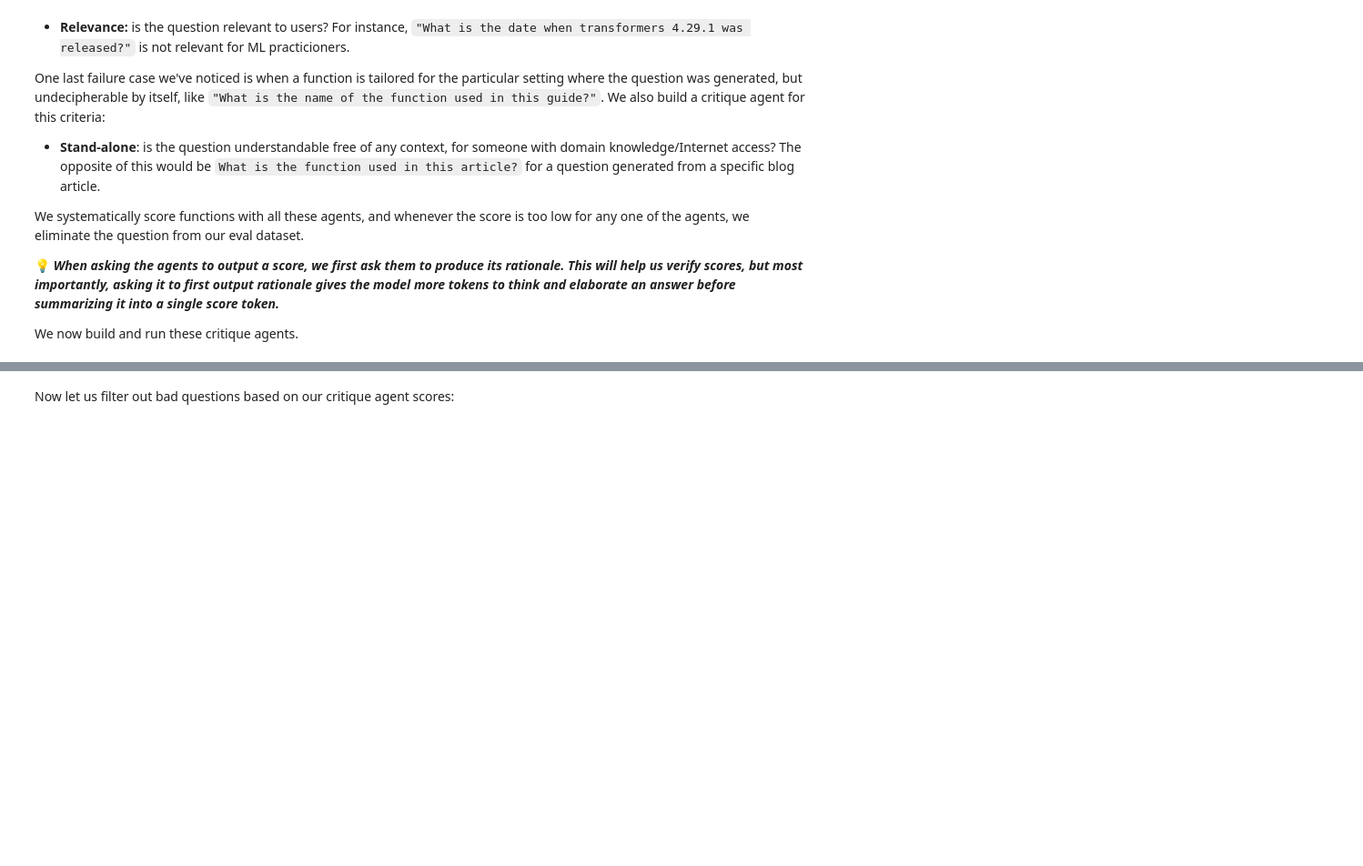
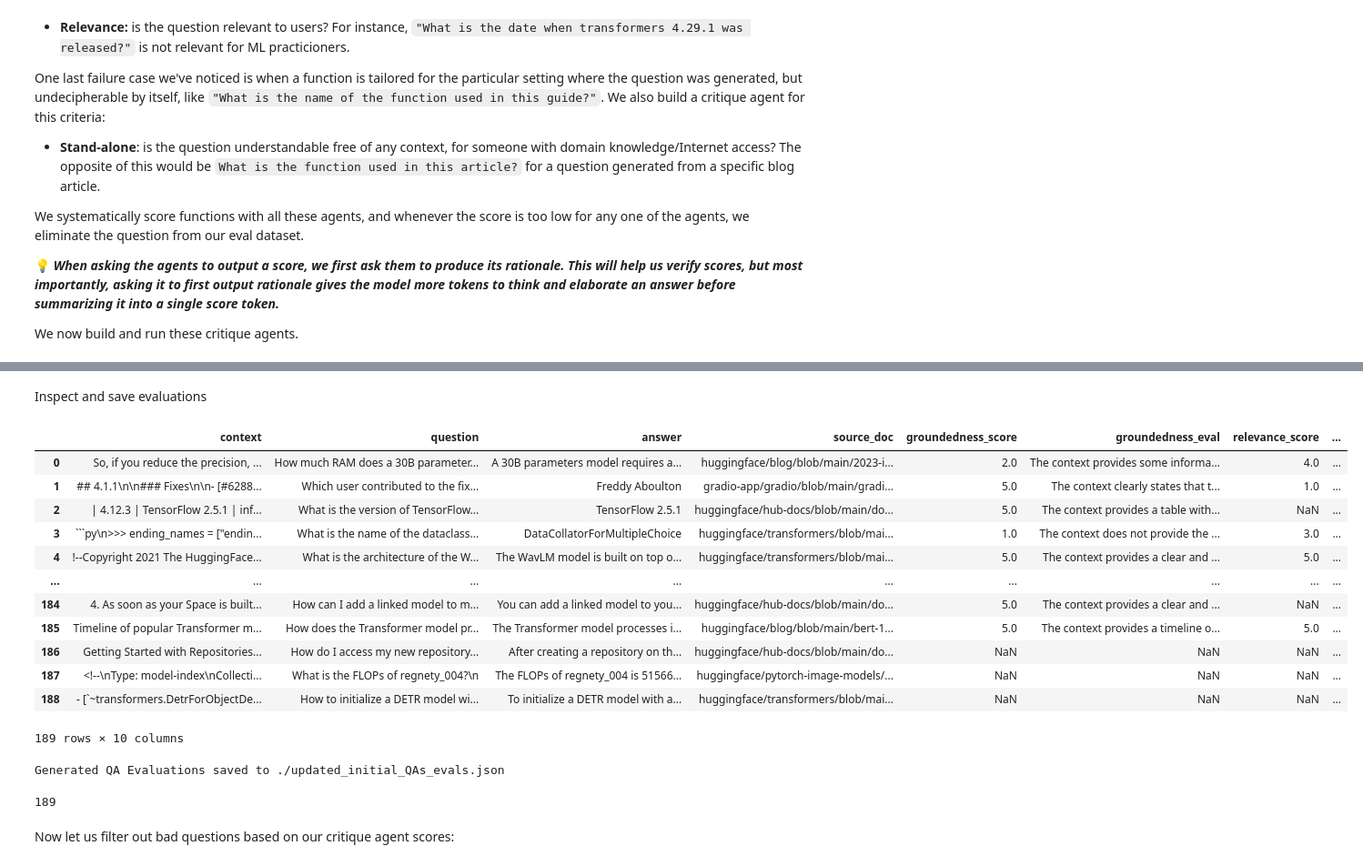
Before and after one commit to AwkwaBear/RAG-model-ee693b, a Jupyter notebook: claudeRAG_evaluation.ipynb, the cells around one changed output, grey strips where cells are left out. Shown: that part at 91% size. Drawn from its saved outputs; the diff is of its cells as text; code cells hidden in the pictures; blank space fills up the shorter version.

Commit message:
189 QA database generated

````diff
--- a/claudeRAG_evaluation.ipynb
+++ b/claudeRAG_evaluation.ipynb
@@ -146,7 +220,7 @@ But for your specific knowledge base, given that you want to get at least ~100 t
 # %%
 import random
 
-N_GENERATIONS = 10  # We intentionally generate only 10 QA couples here for cost and time considerations
+N_GENERATIONS = 250 # We intentionally generate only 10 QA couples here for cost and time considerations
 
 print(f"Generating {N_GENERATIONS} QA couples...")
 
@@ -172,0 +251,7 @@ for sampled_context in tqdm(random.sample(docs_processed, N_GENERATIONS)):
+# %%
+# Save outputs to a JSON file
+output_file_path = './initial_generated_qa_couples.json'
+with open(output_file_path, 'w', encoding='utf-8') as json_file:
+    json.dump(outputs, json_file, ensure_ascii=False, indent=4)
+
+print(f"Generated QA couples saved to {output_file_path}")
@@ -172,0 +262,16 @@ for sampled_context in tqdm(random.sample(docs_processed, N_GENERATIONS)):
+# %%
+import json
+import pandas as pd
+
+# Define the path to the JSON file
+input_file_path = './initial_generated_qa_couples.json'
+
+# Load the outputs from the JSON file
+with open(input_file_path, 'r', encoding='utf-8') as json_file:
+    outputs = json.load(json_file)
+
+# Convert the loaded data into a pandas DataFrame
+qa_df = pd.DataFrame(outputs)
+
+# Display the first entry of the DataFrame to check if it loaded correctly
+display(qa_df.head(1))
@@ -285,3 +403,34 @@ for output in tqdm(outputs):
+# %% [markdown]
+Inspect and save evaluations
+# %%
+display(pd.DataFrame(outputs).head(len(outputs)))
+# %% [output]
+|  | context | question | answer | source_doc | groundedness_score | groundedness_eval | relevance_score | ... |
+| 0 | So, if you reduce the precision, ... | How much RAM does a 30B parameter... | A 30B parameters model requires a... | huggingface/blog/blob/main/2023-i... | 2.0 | The context provides some informa... | 4.0 | ... |
+| 1 | ## 4.1.1\n\n### Fixes\n\n- [#6288... | Which user contributed to the fix... | Freddy Aboulton | gradio-app/gradio/blob/main/gradi... | 5.0 | The context clearly states that t... | 1.0 | ... |
+| 2 | | 4.12.3 | TensorFlow 2.5.1 | inf... | What is the version of TensorFlow... | TensorFlow 2.5.1 | huggingface/hub-docs/blob/main/do... | 5.0 | The context provides a table with... | NaN | ... |
+| 3 | ```py\n>>> ending_names = ["endin... | What is the name of the dataclass... | DataCollatorForMultipleChoice | huggingface/transformers/blob/mai... | 1.0 | The context does not provide the ... | 3.0 | ... |
+| 4 | !--Copyright 2021 The HuggingFace... | What is the architecture of the W... | The WavLM model is built on top o... | huggingface/transformers/blob/mai... | 5.0 | The context provides a clear and ... | 5.0 | ... |
+| ... | ... | ... | ... | ... | ... | ... | ... | ... |
+| 184 | 4. As soon as your Space is built... | How can I add a linked model to m... | You can add a linked model to you... | huggingface/hub-docs/blob/main/do... | 5.0 | The context provides a clear and ... | NaN | ... |
+| 185 | Timeline of popular Transformer m... | How does the Transformer model pr... | The Transformer model processes i... | huggingface/blog/blob/main/bert-1... | 5.0 | The context provides a timeline o... | 5.0 | ... |
+| 186 | Getting Started with Repositories... | How do I access my new repository... | After creating a repository on th... | huggingface/hub-docs/blob/main/do... | NaN | NaN | NaN | ... |
+| 187 | <!--\nType: model-index\nCollecti... | What is the FLOPs of regnety_004?\n | The FLOPs of regnety_004 is 51566... | huggingface/pytorch-image-models/... | NaN | NaN | NaN | ... |
+| 188 | - [`~transformers.DetrForObjectDe... | How to initialize a DETR model wi... | To initialize a DETR model with a... | huggingface/transformers/blob/mai... | NaN | NaN | NaN | ... |
+189 rows × 10 columns
+# %%
+# Save outputs to a JSON file
+output_file_path = './updated_initial_QAs_evals.json'
+with open(output_file_path, 'w', encoding='utf-8') as json_file:
+    json.dump(outputs, json_file, ensure_ascii=False, indent=4)
+
+print(f"Generated QA Evaluations saved to {output_file_path}")
+# %% [output]
+Generated QA Evaluations saved to ./updated_initial_QAs_evals.json
+# %%
+display(len(outputs))
+# %% [output]
+189
 # %% [markdown]
 Now let us filter out bad questions based on our critique agent scores:
 # %%
````
Also changed, not shown: parts of 27 cells of this notebook.
